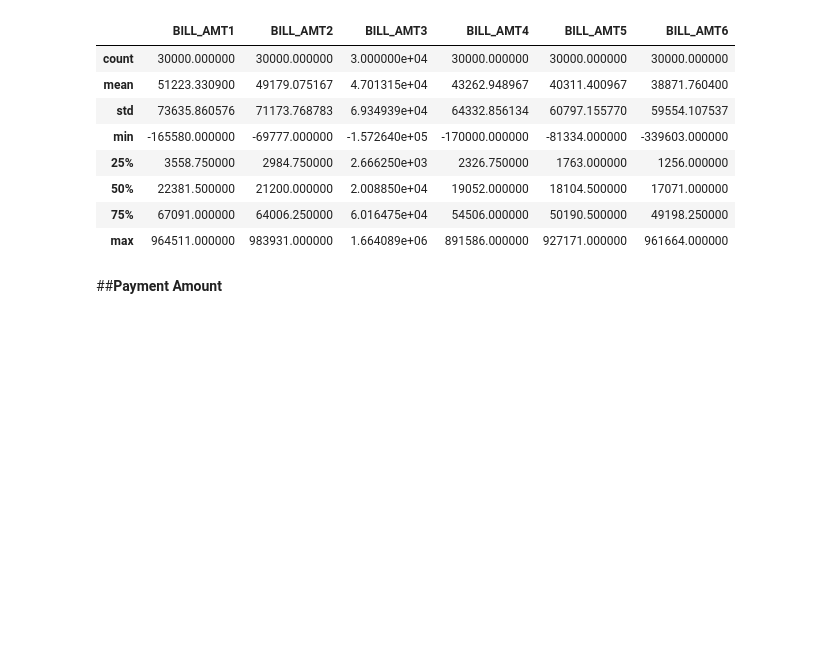
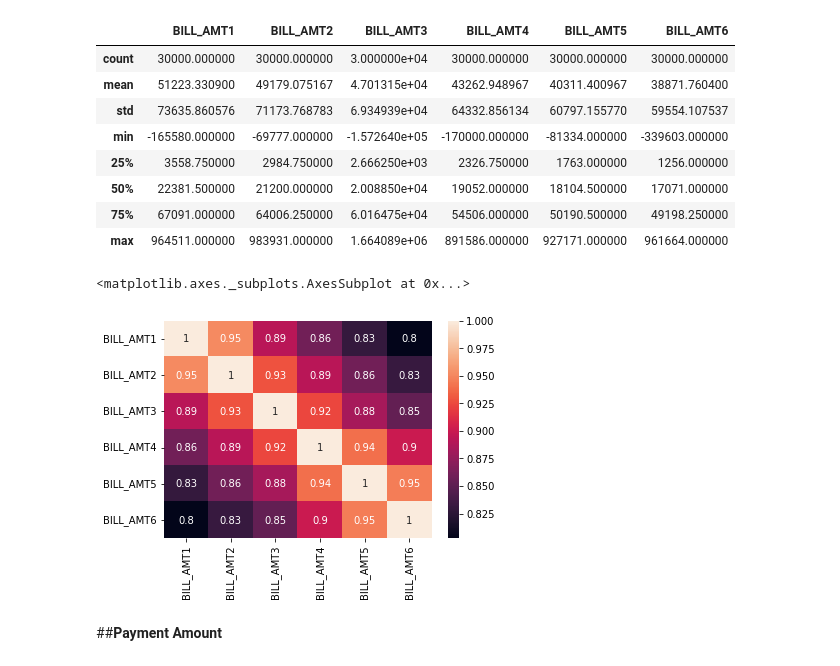
Before and after one commit to Mmbsaksd/Credit-Card-Default-Prediction---Capstone-Project, a Jupyter notebook: Credit_Card_Default_Prediction_Capstone_Project.ipynb, the cells around one changed output. Saved outputs shown, nothing was run; the diff lists cells and outputs as text; code cells hidden in the pictures; blank space fills up the shorter version.

```diff
--- a/Credit_Card_Default_Prediction_Capstone_Project.ipynb
+++ b/Credit_Card_Default_Prediction_Capstone_Project.ipynb
@@ -277,6 +282,12 @@ df_bill.describe()
 | 50% | 22381.500000 | 21200.000000 | 2.008850e+04 | 19052.000000 | 18104.500000 | 17071.000000 |
 | 75% | 67091.000000 | 64006.250000 | 6.016475e+04 | 54506.000000 | 50190.500000 | 49198.250000 |
 | max | 964511.000000 | 983931.000000 | 1.664089e+06 | 891586.000000 | 927171.000000 | 961664.000000 |
+# %%
+#Ploting the plot of correlation on bill amount
+sns.heatmap(df_bill.corr(), annot=True)
+# %% [output]
+<matplotlib.axes._subplots.AxesSubplot at 0x...>
+[figure, added]
 # %% [markdown]
 ##**Payment Amount**
 # %%
```
Also changed, not shown: parts of 10 cells of this notebook.
